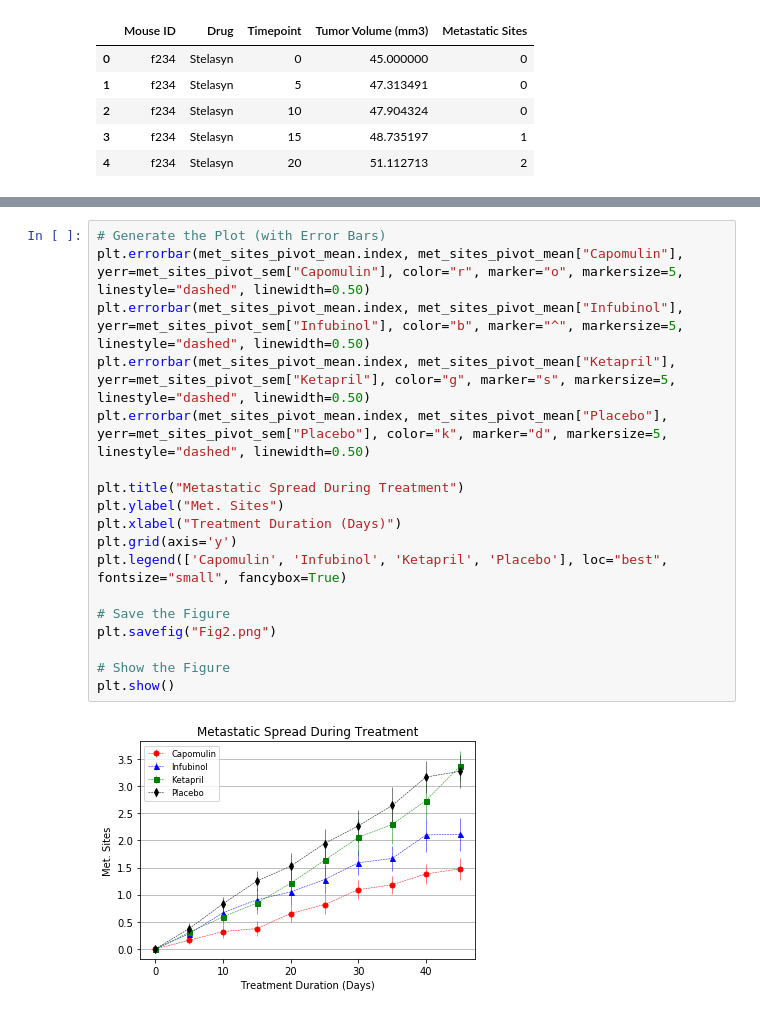
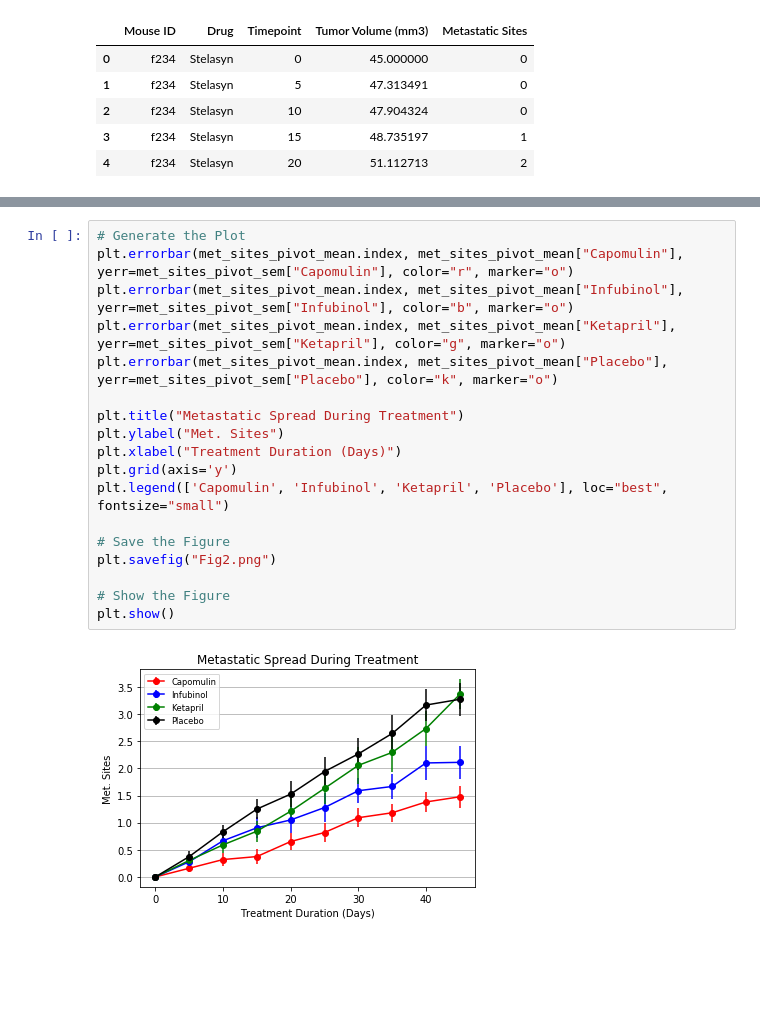
Before and after one commit to jmcbride5575/matplotlib-challenge, a Jupyter notebook: Matplotlib-challenge 1.ipynb, the cells around one changed output, grey strips where cells are left out. Saved outputs shown, nothing was run; the diff lists cells and outputs as text; blank space fills up the shorter version.

```diff
--- a/Matplotlib-challenge 1.ipynb
+++ b/Matplotlib-challenge 1.ipynb
@@ -160,23 +160,23 @@ met_sites_pivot_mean.head()
 | 15 | 0.375000 | 0.789474 | 0.904762 | 0.842105 | 0.857143 | 1.250000 | 0.764706 | 0.333333 | 0.782609 | ... |
 | 20 | 0.652174 | 1.111111 | 1.050000 | 1.210526 | 1.150000 | 1.526316 | 1.000000 | 0.347826 | 0.952381 | ... |
 # %%
-# Generate the Plot (with Error Bars)
-plt.errorbar(met_sites_pivot_mean.index, met_sites_pivot_mean["Capomulin"], yerr=met_sites_pivot_sem["Capomulin"], color="r", marker="o", markersize=5, linestyle="dashed", linewidth=0.50)
-plt.errorbar(met_sites_pivot_mean.index, met_sites_pivot_mean["Infubinol"], yerr=met_sites_pivot_sem["Infubinol"], color="b", marker="^", markersize=5, linestyle="dashed", linewidth=0.50)
-plt.errorbar(met_sites_pivot_mean.index, met_sites_pivot_mean["Ketapril"], yerr=met_sites_pivot_sem["Ketapril"], color="g", marker="s", markersize=5, linestyle="dashed", linewidth=0.50)
-plt.errorbar(met_sites_pivot_mean.index, met_sites_pivot_mean["Placebo"], yerr=met_sites_pivot_sem["Placebo"], color="k", marker="d", markersize=5, linestyle="dashed", linewidth=0.50)
+# Generate the Plot
+plt.errorbar(met_sites_pivot_mean.index, met_sites_pivot_mean["Capomulin"], yerr=met_sites_pivot_sem["Capomulin"], color="r", marker="o")
+plt.errorbar(met_sites_pivot_mean.index, met_sites_pivot_mean["Infubinol"], yerr=met_sites_pivot_sem["Infubinol"], color="b", marker="o")
+plt.errorbar(met_sites_pivot_mean.index, met_sites_pivot_mean["Ketapril"], yerr=met_sites_pivot_sem["Ketapril"], color="g", marker="o")
+plt.errorbar(met_sites_pivot_mean.index, met_sites_pivot_mean["Placebo"], yerr=met_sites_pivot_sem["Placebo"], color="k", marker="o")
 
 plt.title("Metastatic Spread During Treatment")
 plt.ylabel("Met. Sites")
 plt.xlabel("Treatment Duration (Days)")
 plt.grid(axis='y')
-plt.legend(['Capomulin', 'Infubinol', 'Ketapril', 'Placebo'], loc="best", fontsize="small", fancybox=True)
+plt.legend(['Capomulin', 'Infubinol', 'Ketapril', 'Placebo'], loc="best", fontsize="small")
 
 # Save the Figure
 plt.savefig("Fig2.png")
 
 # Show the Figure
 plt.show()
 # %% [output]
-[figure, old version]
+[figure, new version]
 # %%
```
Also changed, not shown: parts of 12 cells of this notebook, 5 other files.
